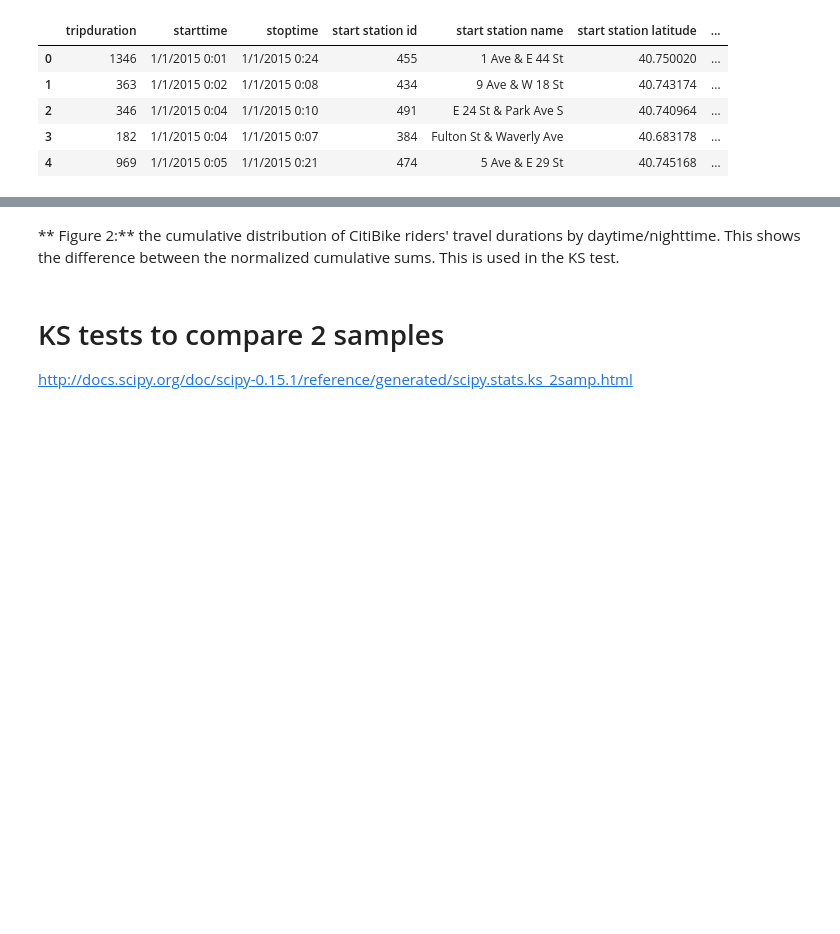
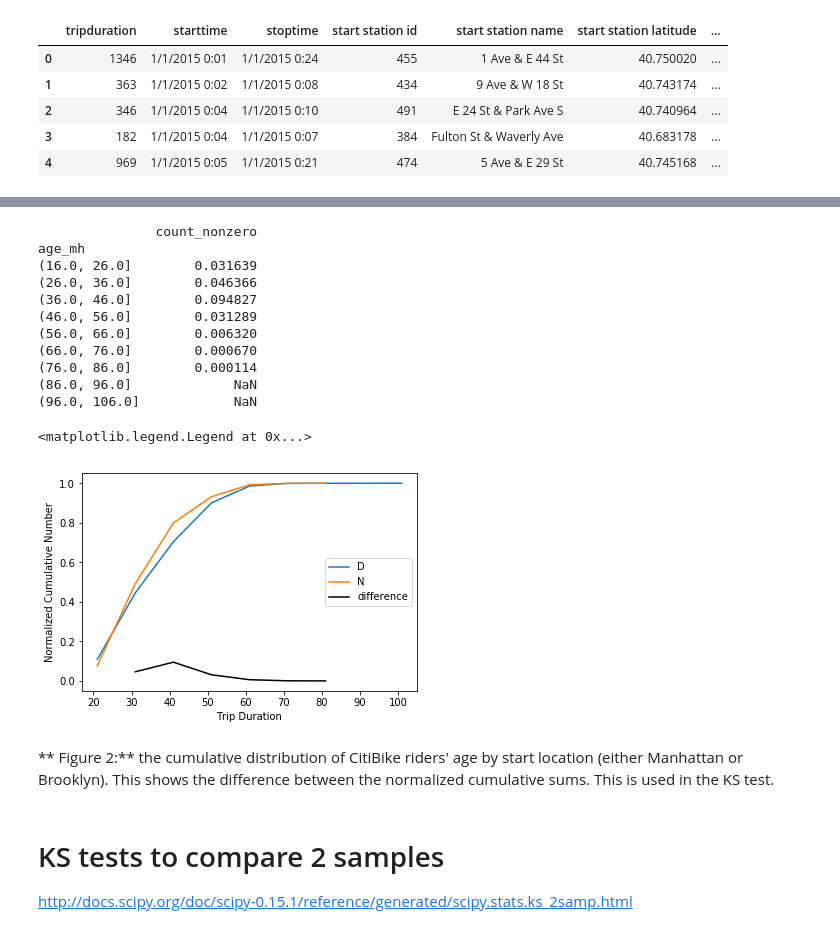
Before and after one commit to beasteers/PUI2017_bs3639, a Jupyter notebook: HW4_bs3639/citibikes_compare_distributions.ipynb, the cells around one changed output, grey strips where cells are left out. Saved outputs shown, nothing was run; the diff lists cells and outputs as text; code cells hidden in the pictures; blank space fills up the shorter version.

```diff
--- a/HW4_bs3639/citibikes_compare_distributions.ipynb
+++ b/HW4_bs3639/citibikes_compare_distributions.ipynb
@@ -347,17 +367,31 @@ axF.set_title("night riders");
 # %%
-csM=df.age_mh.groupby(pd.cut(gdf.age_mh, bins)).agg([count_nonzero]).cumsum()
+csM=gdf.age_mh.groupby(pd.cut(gdf.age_mh, bins)).agg([count_nonzero]).cumsum()
 
-csB=df.age_bk.groupby(pd.cut(gdf.age_bk, bins)).agg([count_nonzero]).cumsum()
+csB=gdf.age_bk.groupby(pd.cut(gdf.age_bk, bins)).agg([count_nonzero]).cumsum()
 
 print (np.abs(csM / csM.max()-csB / csB.max()))
 
 pl.plot(bins[:-1] + 5, csM / csM.max(), label = "D")
 pl.plot(bins[:-1] + 5, csB / csB.max(), label = "N")
 pl.plot(bins[:-1] + 5, np.sqrt(csB / csB.max() - csM / csM.max())**2, 'k-',
         label = "difference")
 pl.xlabel("Trip Duration")
 pl.ylabel("Normalized Cumulative Number")
 pl.legend()
+# %% [output]
+               count_nonzero
+age_mh
+(16.0, 26.0]        0.031639
+(26.0, 36.0]        0.046366
+(36.0, 46.0]        0.094827
+(46.0, 56.0]        0.031289
+(56.0, 66.0]        0.006320
+(66.0, 76.0]        0.000670
+(76.0, 86.0]        0.000114
+(86.0, 96.0]             NaN
+(96.0, 106.0]            NaN
+<matplotlib.legend.Legend at 0x...>
+[figure, added]
 # %% [markdown]
-** Figure 2:** the cumulative distribution of CitiBike riders' travel durations by daytime/nighttime. This shows the difference between the normalized cumulative sums. This is used in the KS test.
+** Figure 2:** the cumulative distribution of CitiBike riders' age by start location (either Manhattan or Brooklyn). This shows the difference between the normalized cumulative sums. This is used in the KS test.
 # %%
```
Also changed, not shown: parts of 11 cells of this notebook.
